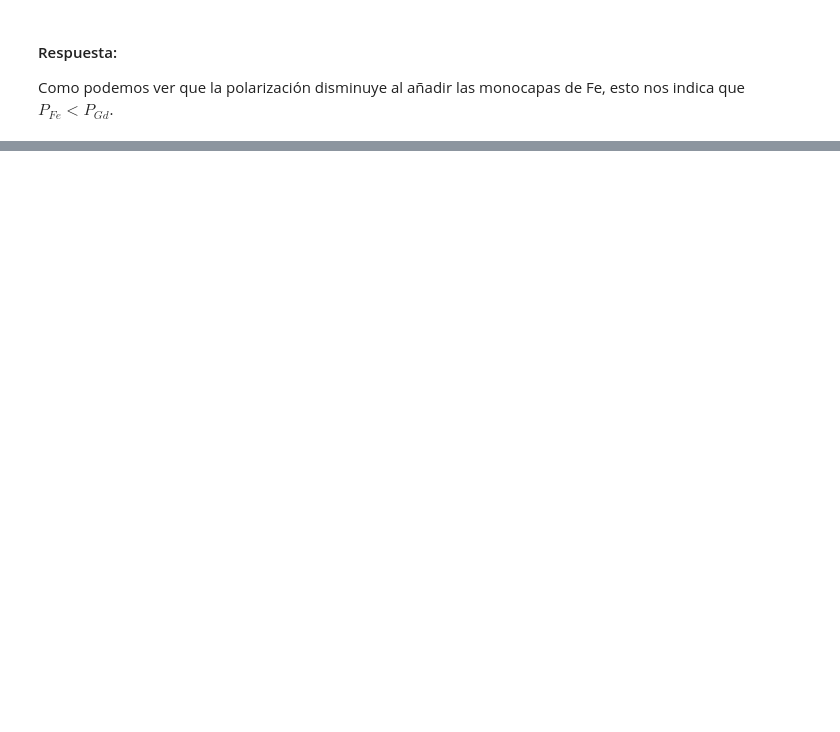
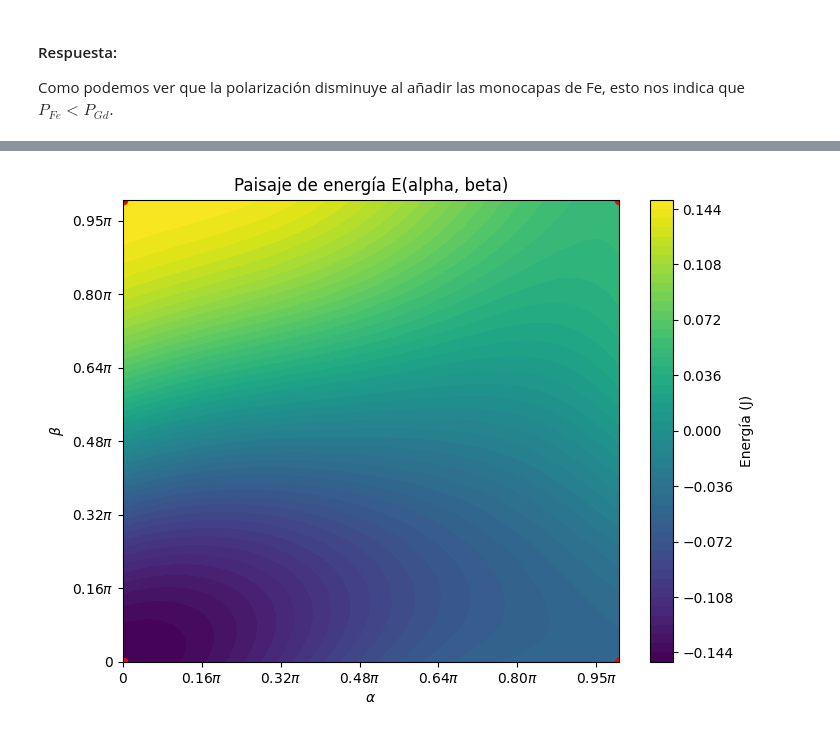
Before and after one commit to xquintaesenciax/smn, a Jupyter notebook: MSN-Guia.ipynb, the cells around one changed output, grey strips where cells are left out. Saved outputs shown, nothing was run; the diff lists cells and outputs as text; code cells hidden in the pictures; blank space fills up the shorter version.

Commit message:
problemas 23 y 24

```diff
--- a/MSN-Guia.ipynb
+++ b/MSN-Guia.ipynb
@@ -2044,0 +2117,81 @@ Como podemos ver que la polarización disminuye al añadir las monocapas de Fe,
+# %%
+import numpy as np
+from scipy.optimize import fsolve
+import matplotlib.pyplot as plt
+import matplotlib.ticker as ticker
+
+# Parámetros del problema
+H = 0.1
+M_F = 1
+t_F = 1
+K_F = 0.01
+K_AF = 0.02
+t_AF = 1
+J = 0.05
+theta = 0
+
+# Energía total
+def energia(alpha, beta):
+    return (- H * M_F * t_F * np.cos(theta - beta)
+            + K_F * t_F * np.sin(beta)**2
+            + K_AF * t_AF * np.sin(alpha)**2
+            - J * np.cos(beta - alpha))
+
+# Sistema de ecuaciones
+def sistema(variables):
+    alpha, beta = variables
+    eq1 = 2 * K_AF * t_AF * np.sin(alpha) * np.cos(alpha) - J * np.sin(beta - alpha)
+    eq2 = - H * M_F * t_F * np.sin(theta - beta) + 2 * K_F * t_F * np.sin(beta) * np.cos(beta) + J * np.sin(beta - alpha)
+    return [eq1, eq2]
+
+# Condiciones iniciales
+conds_ini = [
+    [0.01, 0.01],
+    [np.pi - 0.01, 0.01],
+    [0.01, np.pi - 0.01],
+    [np.pi - 0.01, np.pi - 0.01]
+]
+
+soluciones = []
+energias = []
+
+print("Resultados en múltiplos de pi:")
+for i, cond in enumerate(conds_ini):
+    sol = fsolve(sistema, cond)
+    alpha_sol, beta_sol = sol
+    E = energia(alpha_sol, beta_sol)
+    soluciones.append((alpha_sol, beta_sol))
+    energias.append(E)
+    print(f"Solución {i+1}: alpha = {alpha_sol/np.pi:.4f} * pi, beta = {beta_sol/np.pi:.4f} * pi, E = {E:.4f} J")
+
+# Gráfico de energía
+alphas = np.linspace(0, np.pi, 100)
+betas = np.linspace(0, np.pi, 100)
+Alpha, Beta = np.meshgrid(alphas, betas)
+Energia = energia(Alpha, Beta)
+
+fig, ax = plt.subplots(figsize=(8,6))
+cp = ax.contourf(Alpha, Beta, Energia, 50, cmap='viridis')
+plt.colorbar(cp, label='Energía (J)')
+
+# Formateo de los ejes como múltiplos de pi
+def pi_formatter(x, pos):
+    frac = x / np.pi
+    if np.isclose(frac, 0): return "0"
+    elif np.isclose(frac, 1): return r"$\pi$"
+    elif np.isclose(frac, 0.5): return r"$\pi/2$"
+    elif np.isclose(frac, 1.5): return r"$3\pi/2$"
+    else: return f"{frac:.2f}$\pi$"
+
+ax.xaxis.set_major_formatter(ticker.FuncFormatter(pi_formatter))
+ax.yaxis.set_major_formatter(ticker.FuncFormatter(pi_formatter))
+
+plt.xlabel(r'$\alpha$')
+plt.ylabel(r'$\beta$')
+plt.title('Paisaje de energía E(alpha, beta)')
+
+# Marcar soluciones encontradas
+for (a, b) in soluciones:
+    ax.plot(a, b, 'ro')
+plt.show()
+# %% [output]
@@ -2044,0 +2203 @@ Como podemos ver que la polarización disminuye al añadir las monocapas de Fe,
+[figure, added]
```
Also changed, not shown: parts of 5 cells of this notebook, 2 other files.
